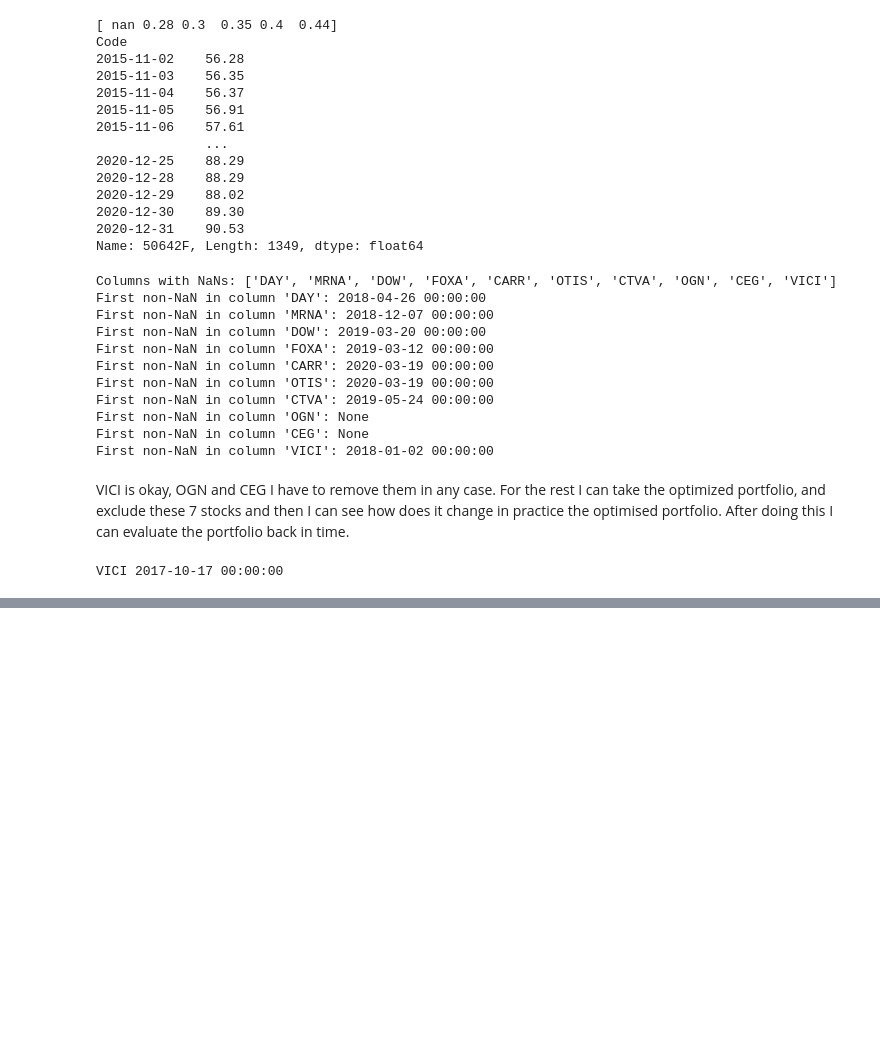
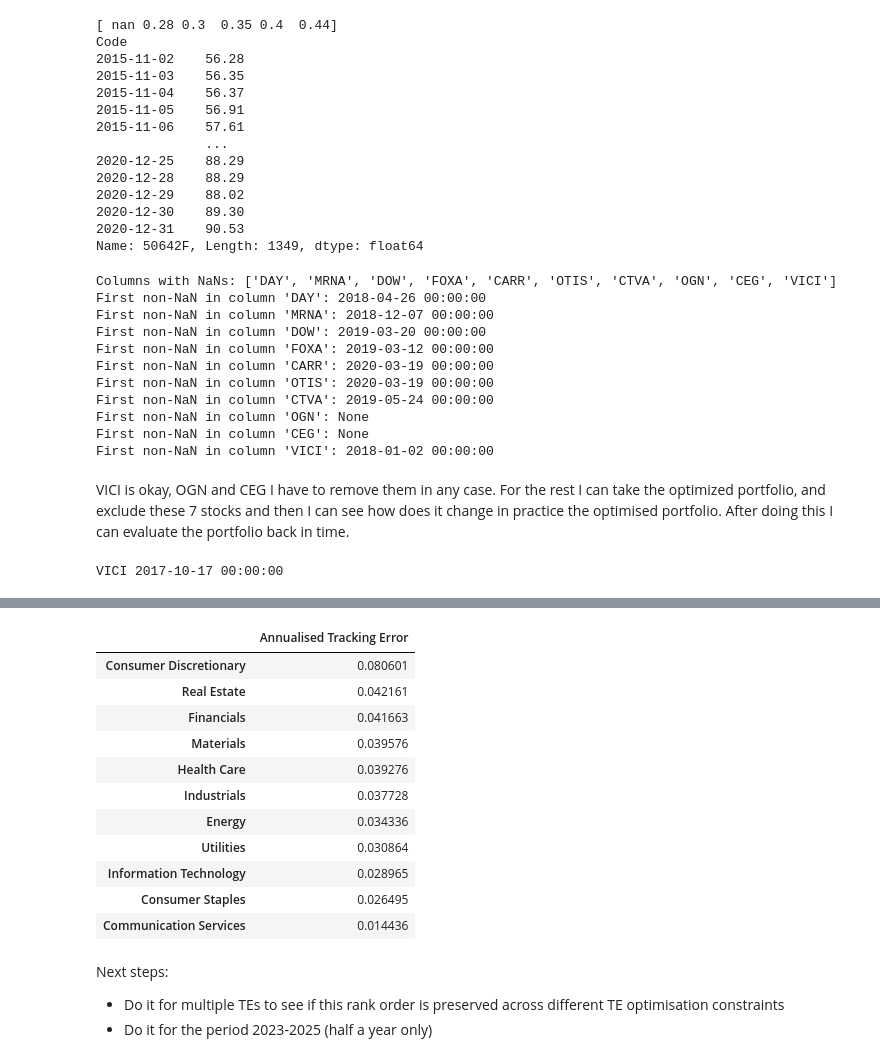
Before and after one commit to rebecca-di-francesco-bfh/sectoral-decarbonization, a Jupyter notebook: backtesting.ipynb, the cells around one changed output, grey strips where cells are left out. Saved outputs shown, nothing was run; the diff lists cells and outputs as text; code cells hidden in the pictures; blank space fills up the shorter version.

```diff
--- a/backtesting.ipynb
+++ b/backtesting.ipynb
@@ -243,0 +392,60 @@ adj_close_bt = adj_close_bt.drop(columns=['OGN', 'CEG', 'DAY', 'MRNA', 'DOW', 'F
+# %%
+decarb_sector_returns = {}
+
+for sector, data in adjusted_portfolios.items():
+    w_opt = data['w_opt']
+    tickers = data['stock_labels']
+
+    sector_returns = compute_fixed_weight_returns(
+        historical_returns_2018_2020,
+        weights=w_opt,
+        stock_labels=tickers
+    )
+
+    decarb_sector_returns[sector] = sector_returns
+# %%
+import numpy as np
+
+sector_tracking_errors = {}
+
+for sector in buy_and_hold_sector_returns:
+    # Get returns
+    r_b = buy_and_hold_sector_returns[sector]
+    r_d = decarb_sector_returns[sector]
+
+    # Align indices (just in case)
+    common_index = r_b.index.intersection(r_d.index)
+    active_returns = r_d.loc[common_index] - r_b.loc[common_index]
+
+    # Monthly tracking error
+    te_monthly = active_returns.std()
+
+    # Annualised tracking error
+    te_annualised = te_monthly * np.sqrt(12)
+
+    # Store
+    sector_tracking_errors[sector] = te_annualised
+# %%
+import pandas as pd
+
+te_df = pd.DataFrame.from_dict(sector_tracking_errors, orient='index', columns=['Annualised Tracking Error'])
+te_df = te_df.sort_values(by='Annualised Tracking Error', ascending=False)
+# %%
+te_df
+# %% [output]
+|  | Annualised Tracking Error |
+| Consumer Discretionary | 0.080601 |
+| Real Estate | 0.042161 |
+| Financials | 0.041663 |
+| Materials | 0.039576 |
+| Health Care | 0.039276 |
+| Industrials | 0.037728 |
+| Energy | 0.034336 |
+| Utilities | 0.030864 |
+| Information Technology | 0.028965 |
+| Consumer Staples | 0.026495 |
+| Communication Services | 0.014436 |
+# %% [markdown]
+Next steps:
+- Do it for multiple TEs to see if this rank order is preserved across different TE optimisation constraints
+- Do it for the period 2023-2025 (half a year only)
```
Also changed, not shown: parts of 13 cells of this notebook, 1 other file.
